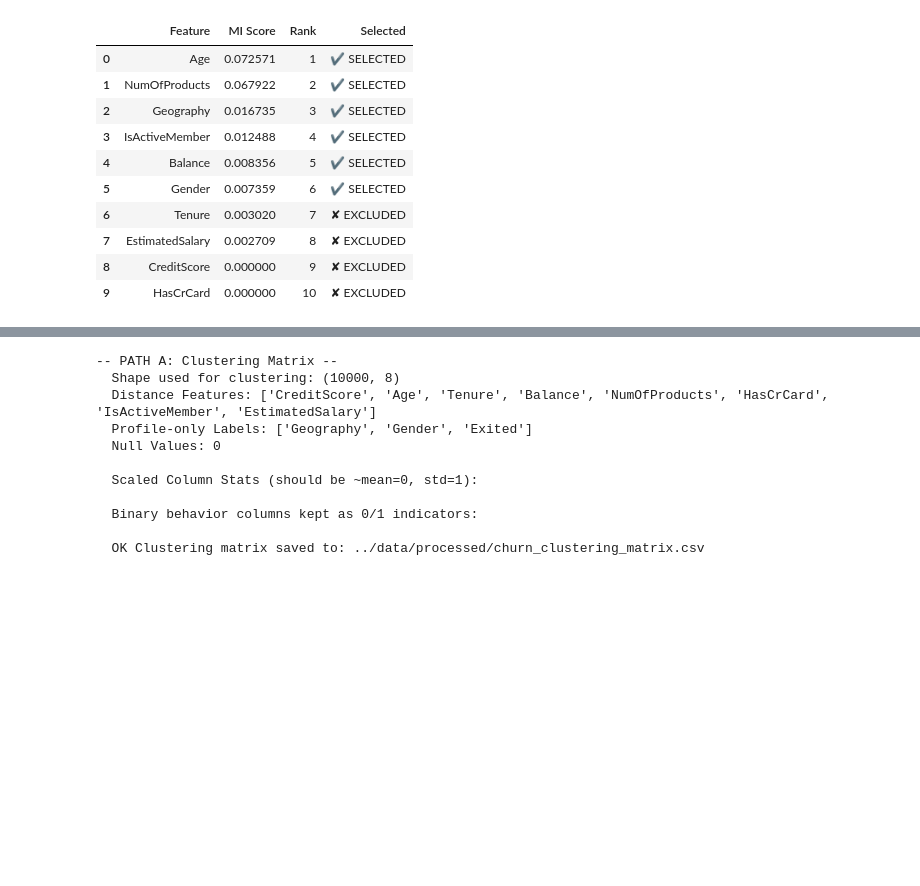
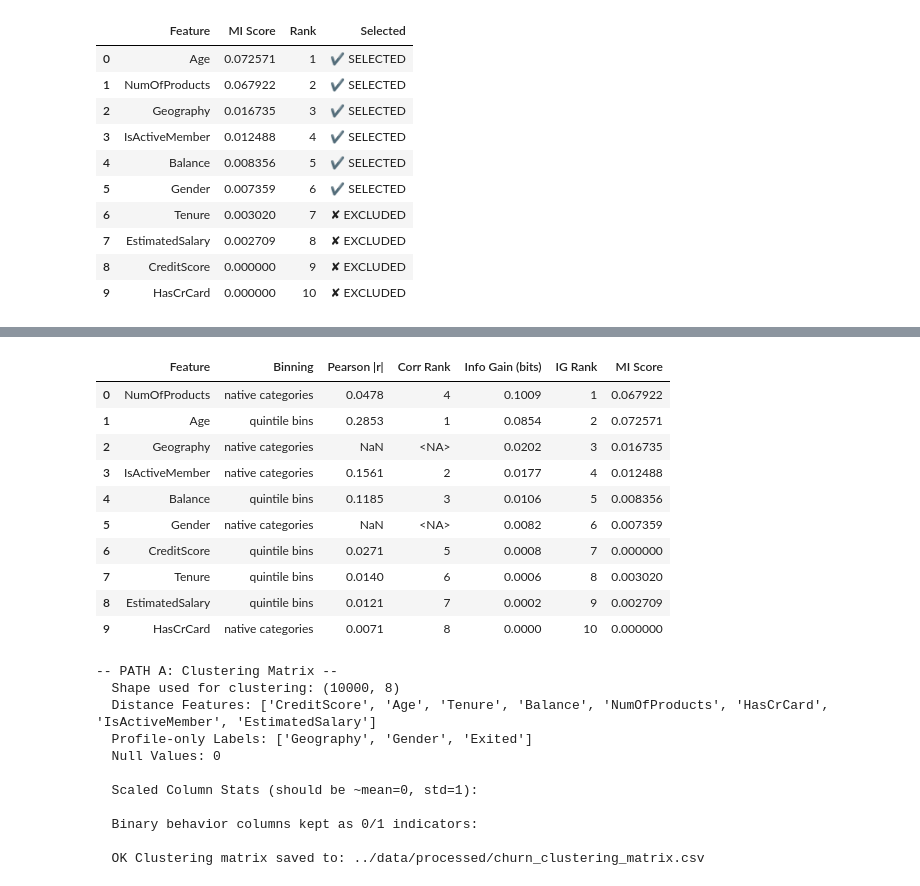
Before and after one commit to Kelompok4-PPTI20/data-mining, a Jupyter notebook: notebooks/notebook.ipynb, the cells around one changed output, grey strips where cells are left out. Cells and saved outputs as stored; diff of their text form; code cells hidden in the pictures; blank space fills up the shorter version.

```diff
--- a/notebooks/notebook.ipynb
+++ b/notebooks/notebook.ipynb
@@ -486,3 +552,65 @@ print(f"\n  ✔ Selected Features: {SELECTED_FEATURES}")
 | 7 | EstimatedSalary | 0.002709 | 8 | ✘ EXCLUDED |
 | 8 | CreditScore | 0.000000 | 9 | ✘ EXCLUDED |
 | 9 | HasCrCard | 0.000000 | 10 | ✘ EXCLUDED |
+# %%
+# ── Entropy-Based Feature Selection: Information Gain + Correlation Synthesis ─
+# The rubric requires BOTH lenses: correlation (linear association) AND entropy
+# measures. Mutual information above is already an entropy-based quantity
+# (MI(X;Y) = H(Y) - H(Y|X), estimated via kNN). Here the entropy view is made
+# fully explicit with discrete Shannon information gain in bits, and the two
+# lenses are synthesized into one ranked table with findings.
+
+def shannon_entropy(series):
+    p = series.value_counts(normalize=True).values
+    return float(-(p * np.log2(p)).sum())
+
+H_y = shannon_entropy(df['Exited'])
+print(f'Shannon entropy of churn target H(Exited) = {H_y:.4f} bits '
+      f'(max 1.0 for a binary variable)\n')
+
+ig_rows = []
+for col in df.columns.drop('Exited'):
+    if df[col].dtype == object or df[col].nunique() <= 10:
+        x = df[col].astype(str)                                   # native categories
+        binning = 'native categories'
+    else:
+        x = pd.qcut(df[col], q=5, duplicates='drop').astype(str)  # continuous -> quintiles
+        binning = 'quintile bins'
+    H_cond = sum((len(grp) / len(df)) * shannon_entropy(grp)
+                 for _, grp in df.groupby(x)['Exited'])
+    ig_rows.append({'Feature': col, 'Binning': binning,
+                    'Info Gain (bits)': round(H_y - H_cond, 4)})
+
+ig_df = pd.DataFrame(ig_rows)
+
+# Synthesis: correlation lens vs entropy lens side by side
+pearson_abs = corr_matrix['Exited'].drop('Exited').abs()
+synth = ig_df.merge(mi_df[['Feature', 'MI Score']], on='Feature', how='left')
+synth['Pearson |r|'] = synth['Feature'].map(pearson_abs).round(4)
+synth['IG Rank']   = synth['Info Gain (bits)'].rank(ascending=False).astype(int)
+synth['Corr Rank'] = synth['Pearson |r|'].rank(ascending=False).astype('Int64')
+synth = synth.sort_values('Info Gain (bits)', ascending=False).reset_index(drop=True)
+
+print('── Correlation × Entropy Feature-Selection Synthesis ──')
+print('   (Geography/Gender have no Pearson r: they are nominal — precisely why')
+print('    an entropy measure is required alongside correlation.)')
+display(synth[['Feature', 'Binning', 'Pearson |r|', 'Corr Rank',
+               'Info Gain (bits)', 'IG Rank', 'MI Score']])
+
+print("""── FINDINGS (both lenses, explained) ──
+1. AGREEMENT AT THE TOP: Age and IsActiveMember rank highly on BOTH the
+   correlation and the entropy lens — their churn signal is visible linearly
+   and information-theoretically. Geography's information gain confirms the
+   country effect independently of any encoding choice.
+2. THE ENTROPY LENS CATCHES WHAT CORRELATION MISSES: NumOfProducts has a weak
+   Pearson |r| but one of the highest information gains. Its churn relation is
+   U-shaped (2 products = safest; 1 and 3-4 products = risky), which a linear
+   coefficient structurally cannot detect. This divergence is the concrete
+   reason the methodology requires both measures, not either one alone.
+3. WEAK ON BOTH LENSES: HasCrCard, Tenure, and EstimatedSalary contribute
+   near-zero gain AND near-zero correlation. They are retained for the
+   unsupervised phases (discovery framing — churn is a validation lens, not a
+   supervised target) but are excluded from persona naming; Phase 2's
+   separation tests later confirm they do not distinguish the segments.
+""")
+# %% [output]
@@ -489,3 +637,14 @@ print(f"\n  ✔ Selected Features: {SELECTED_FEATURES}")
+|  | Feature | Binning | Pearson |r| | Corr Rank | Info Gain (bits) | IG Rank | MI Score |
+| 0 | NumOfProducts | native categories | 0.0478 | 4 | 0.1009 | 1 | 0.067922 |
+| 1 | Age | quintile bins | 0.2853 | 1 | 0.0854 | 2 | 0.072571 |
+| 2 | Geography | native categories | NaN | <NA> | 0.0202 | 3 | 0.016735 |
+| 3 | IsActiveMember | native categories | 0.1561 | 2 | 0.0177 | 4 | 0.012488 |
+| 4 | Balance | quintile bins | 0.1185 | 3 | 0.0106 | 5 | 0.008356 |
+| 5 | Gender | native categories | NaN | <NA> | 0.0082 | 6 | 0.007359 |
+| 6 | CreditScore | quintile bins | 0.0271 | 5 | 0.0008 | 7 | 0.000000 |
+| 7 | Tenure | quintile bins | 0.0140 | 6 | 0.0006 | 8 | 0.003020 |
+| 8 | EstimatedSalary | quintile bins | 0.0121 | 7 | 0.0002 | 9 | 0.002709 |
+| 9 | HasCrCard | native categories | 0.0071 | 8 | 0.0000 | 10 | 0.000000 |
 # %%
 # PATH A: Clustering Matrix Construction
 df_cluster_input = df.copy()
```
Also changed, not shown: parts of 8 cells of this notebook, 1 other file.
